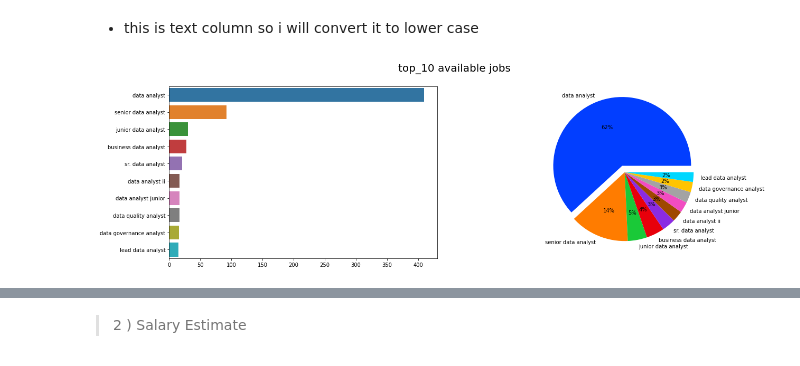
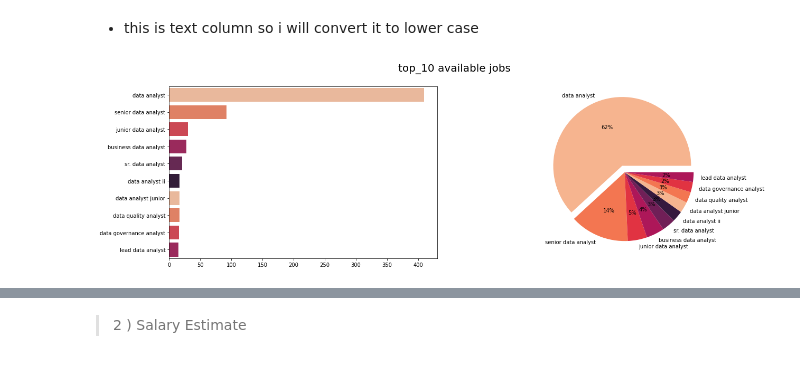
Before and after one commit to ahmed-2001M/Epsilon, a Jupyter notebook: data analysis salaries/fun.ipynb, the cells around one changed output, grey strips where cells are left out. Saved outputs shown, nothing was run; the diff lists cells and outputs as text; code cells hidden in the pictures.

```diff
--- a/data analysis salaries/fun.ipynb
+++ b/data analysis salaries/fun.ipynb
@@ -19,7 +18,7 @@ import numpy as np
 # %% [markdown]
 <center><h3>import and Explor data<center/>
 # %%
-df = pd.read_csv(r'D:\Epsilon\New folder\DataAnalyst.csv')
+df = pd.read_csv(r'D:\Epsilon\data analysis salaries\DataAnalyst.csv')
 # %%
 df.head()
 # %% [output]
@@ -109,12 +108,13 @@ df['Job Title'] =df['Job Title'].str.lower()
 top10_jobs = df['Job Title'].value_counts().head(10)
 # %%
 fig,ax = plt.subplots(1,2,figsize=(20,6))
-sns.barplot(y = top10_jobs.index , x = top10_jobs.values,ax=ax[0])
-palette_color = sns.color_palette('bright')
+palette_color = sns.color_palette('rocket_r')
+sns.barplot(y = top10_jobs.index , x = top10_jobs.values,ax=ax[0] , palette=palette_color)
+
 explode = [0.1 , 0, 0, 0, 0 , 0 , 0 , 0 , 0 , 0]
-ax[1].pie(data = top10_jobs ,x= top10_jobs.values ,labels= top10_jobs.index , colors=palette_color, explode=explode, autopct='%.0f%%')
+ax[1].pie(data = top10_jobs ,x= top10_jobs.values ,labels= top10_jobs.index , colors=palette_color, explode=explode, autopct='%.0f%%' )
 # sns.boxplot(y=df['Age'],ax=ax[2])
 plt.suptitle("top_10 available jobs",size=20)
 plt.show()
 # %% [output]
-[figure, old version]
+[figure, new version]
```
Also changed, not shown: parts of 43 cells of this notebook.
